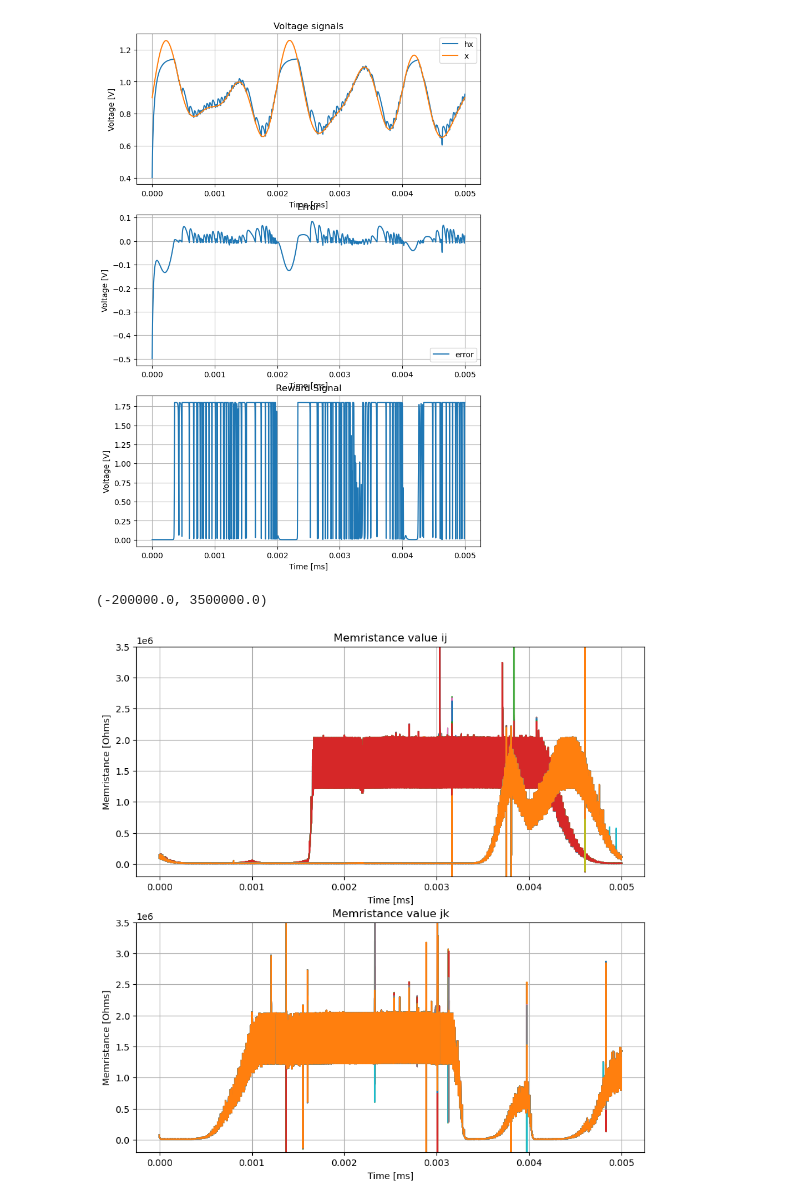
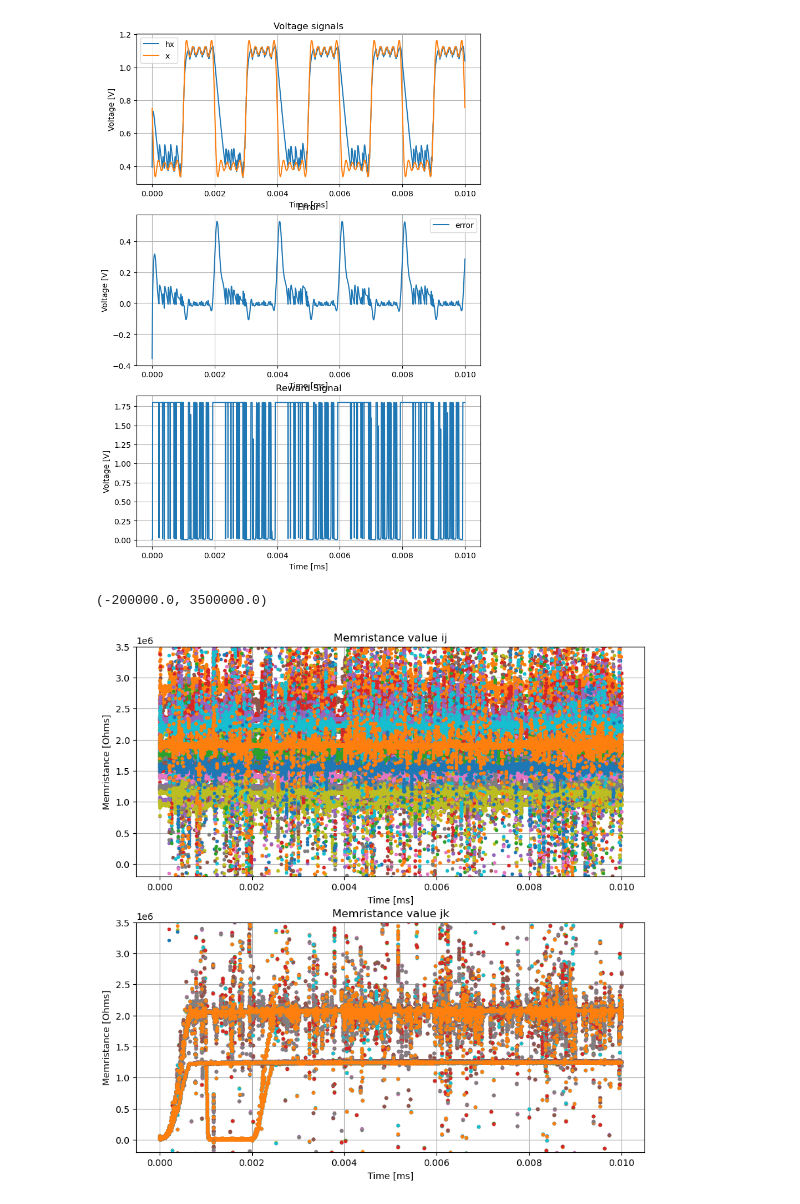
Before and after one commit to AlejandroJuarezLora/SNN_IPN, a Jupyter notebook: sim_results/tb_4x8x4_raw.ipynb, the cells around one changed output. Saved outputs shown, nothing was run; the diff lists cells and outputs as text; code cells hidden in the pictures.

```diff
--- a/sim_results/tb_4x8x4_raw.ipynb
+++ b/sim_results/tb_4x8x4_raw.ipynb
@@ -3,7 +3,7 @@ from __future__ import division
 import numpy as np
 import matplotlib.pyplot as plt
 
-intp = 10  #tomar uno de cada cien valores, para graficar rapido
+intp = 1000  #tomar uno de cada cien valores, para graficar rapido
 
 # Load data from the .txt file
 #ssh -Y cic@148.204.66.123
@@ -84,7 +84,7 @@ def rawread(fname: str):
             break
     return (arrs[0], plots)
 
-data, _ = rawread("data2.raw")
+data, _ = rawread("data_sq_res.raw")
 # %%
 fig, (ax1, ax2) = plt.subplots(2, figsize=(10,10))
 for k in range(4):
@@ -162,7 +162,7 @@ ax2.grid()
 ax2.set_xlabel("Time [ms]")
 ax2.set_ylabel("Input Currrent[Amp]")
 ax2.set_title("Input Current Output Layer")
-ax2.set_ylim((-5e-8, 2.5e-7))
+ax2.set_ylim((-5e-8, 5e-7))
 
 # fig.savefig('OutputLayer.pdf')
 # %% [output]
@@ -200,48 +200,48 @@ ax3.set_title("Reward Signal")
 ax3.grid()
 # fig.savefig('Signals.pdf')
 # %% [output]
-[figure, old version]
+[figure, new version]
 # %%
 mem_ij = []
 fig, [ax1, ax2] = plt.subplots(2, figsize=(10,10))
 for k in range(32):
-    Imem_label = "i(v.x5.xstdp" +  str(k+1) + ".vmr)"
-    Vte_label = "v(x5.xstdp" +  str(k+1) + ".te)"
-    Vbe_label = "v(x5.xstdp" +  str(k+1) + ".be)"
+    Imem_label = "i(v.x5.xno_stdp" +  str(k+1) + ".vmr)"
+    Vte_label = "v(x5.xno_stdp" +  str(k+1) + ".te)"
+    Vbe_label = "v(x5.xno_stdp" +  str(k+1) + ".be)"
     Imem= data[Imem_label][::intp]
     Vte = data[Vte_label][::intp]
     Vbe = data[Vbe_label][::intp]
     mem = (Vbe -  Vte)/Imem
-    ax1.plot(data["time"][::intp], mem, label = f"ij{k+1}")
+    ax1.plot(data["time"][::intp], mem,".", label = f"ij{k+1}")
     mem_ij.append(mem)
 
 # ax.legend()
 ax1.grid()
 ax1.set_xlabel("Time [ms]")
 ax1.set_ylabel("Memristance [Ohms]")
 ax1.set_title("Memristance value ij")
 ax1.set_ylim((-0.2e6, 3.5e6))
 
 mem_jk = []
 for k in range(32):
     Imem_label = "i(v.x6.xstdp" +  str(k+1) + ".vmr)"
     Vte_label =  "v(x6.xstdp" +  str(k+1) + ".te)"
     Vbe_label = "v(x6.xstdp" +  str(k+1) + ".be)"
     Imem= data[Imem_label][::intp]
     Vte = data[Vte_label][::intp]
     Vbe = data[Vbe_label][::intp]
     mem = (Vbe - Vte)/Imem
-    ax2.plot(data["time"][::intp], mem, label = f"jk{k+1}")
+    ax2.plot(data["time"][::intp], mem,".", label = f"jk{k+1}")
     mem_jk.append(mem)
 
 
 # ax.legend()
 ax2.grid()
 ax2.set_xlabel("Time [ms]")
 ax2.set_ylabel("Memristance [Ohms]")
 ax2.set_title("Memristance value jk")
 ax2.set_ylim((-0.2e6, 3.5e6))
 # fig.savefig('weights.pdf')
 # %% [output]
 (-200000.0, 3500000.0)
-[figure, old version]
+[figure, new version]
```
Also changed, not shown: parts of 5 cells of this notebook, 17 other files.
